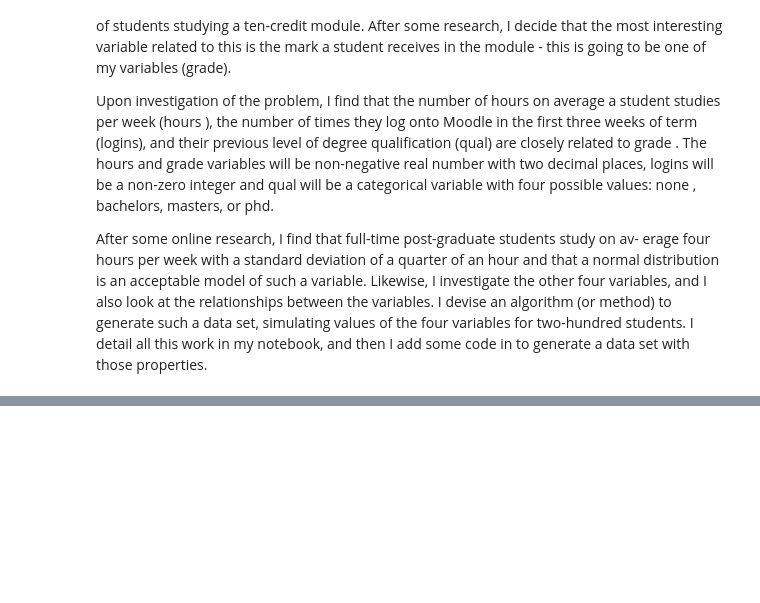
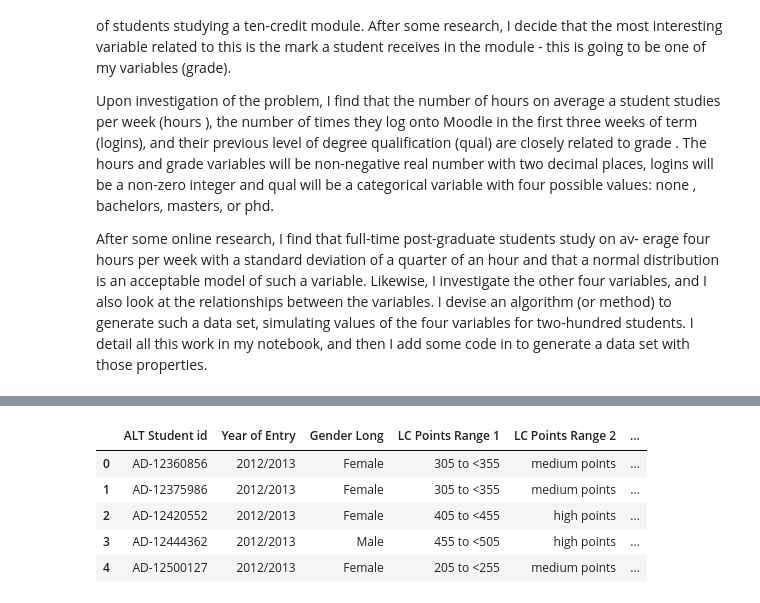
Before and after one commit to davesheils/ProgDA_Project, a Jupyter notebook: Programming for Data Analytics - Nov - Dec 2018 - Project.ipynb, the cells around one changed output, grey strips where cells are left out. Cells and saved outputs as stored; diff of their text form; code cells hidden in the pictures; blank space fills up the shorter version.

```diff
--- a/Programming for Data Analytics - Nov - Dec 2018 - Project.ipynb
+++ b/Programming for Data Analytics - Nov - Dec 2018 - Project.ipynb
@@ -96,0 +109,14 @@ array([6, 7, 5, 3, 2, 4, 1])
+# %%
+# Import as data_frame df, the dataset in the Graduates worksheet of the 'Graduates 2017 - Excel' excel workbook.
+# As per default setting of the read_excel method, the first line will be
+
+
+df = pd.read_excel('Graduates2017 - Excel.xlsx', 'Graduates')
+df.head()
+# %% [output]
+|  | ALT Student id | Year of Entry | Gender Long | LC Points Range 1 | LC Points Range 2 | ... |
+| 0 | AD-12360856 | 2012/2013 | Female | 305 to <355 | medium points | ... |
+| 1 | AD-12375986 | 2012/2013 | Female | 305 to <355 | medium points | ... |
+| 2 | AD-12420552 | 2012/2013 | Female | 405 to <455 | high points | ... |
+| 3 | AD-12444362 | 2012/2013 | Male | 455 to <505 | high points | ... |
+| 4 | AD-12500127 | 2012/2013 | Female | 205 to <255 | medium points | ... |
```
Also changed, not shown: parts of 14 cells of this notebook, 2 other files.
